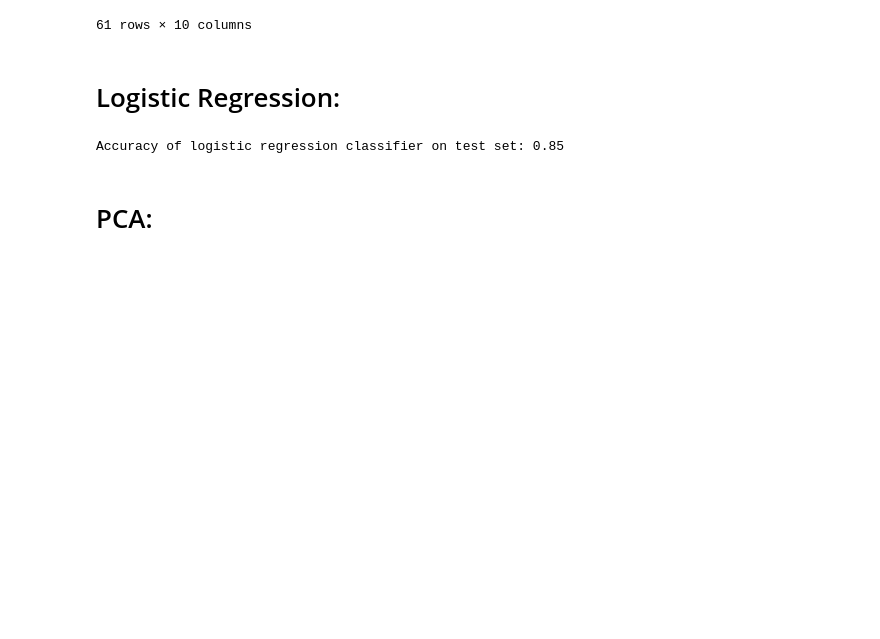
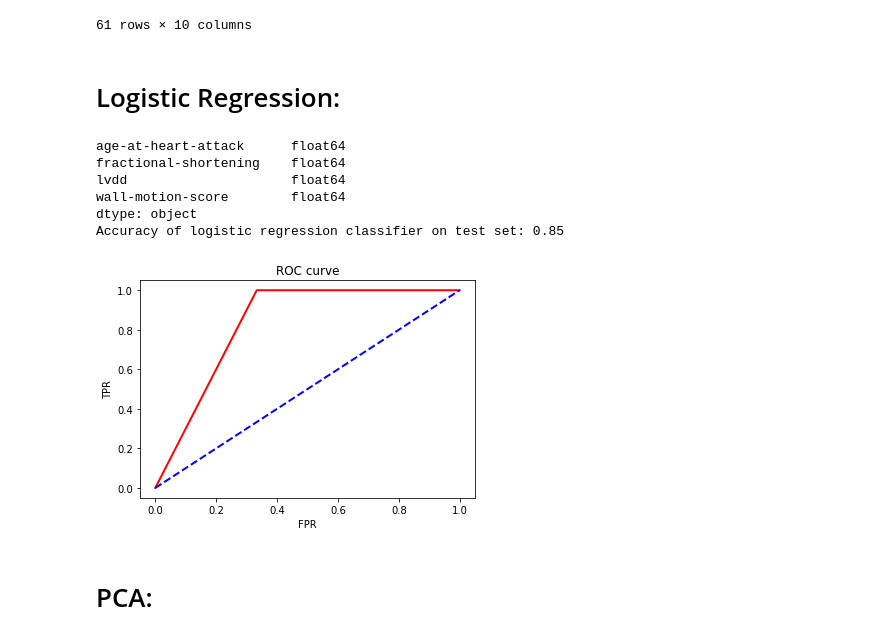
Before and after one commit to dart153/BENG-134, a Jupyter notebook: BENG 134 Final Project.ipynb, the cells around one changed output. Drawn from its saved outputs; the diff is of its cells as text; code cells hidden in the pictures; blank space fills up the shorter version.

Commit message:
added the roc curve

```diff
--- a/BENG 134 Final Project.ipynb
+++ b/BENG 134 Final Project.ipynb
@@ -90,21 +93,44 @@ table
 # %%
 # Output Column (Can we predict if the patient is alive after 1 year?)
 y = table[['still-alive']]
 #Factors used to predict the output
 x = table[['age-at-heart-attack','fractional-shortening','lvdd','wall-motion-score']]
 
 xtrain, xtest = train_test_split(x, test_size=0.2, random_state = 1)
 ytrain, ytest = train_test_split(y, test_size=0.2, random_state = 1)
 
+print(xtrain.dtypes)
+
 from sklearn.linear_model import LogisticRegression
 from sklearn import metrics
 logreg = LogisticRegression()
 logreg.fit(xtrain,ytrain.values.ravel())
 
 ypred = logreg.predict(xtest)
 print('Accuracy of logistic regression classifier on test set: {:.2f}'.format(logreg.score(xtest,ytest)) )
+
+
+#ROC
+from sklearn.metrics import confusion_matrix, roc_curve, roc_auc_score
+fpr, tpr,_=roc_curve(logreg.predict(xtrain),ytrain,drop_intermediate=False)
+plt.figure()
+plt.plot(fpr, tpr, color='red',
+ lw=2, label='ROC curve')
+##Random FPR and TPR
+plt.plot([0, 1], [0, 1], color='blue', lw=2, linestyle='--')
+##Title and label
+plt.xlabel('FPR')
+plt.ylabel('TPR')
+plt.title('ROC curve')
+plt.show()
 # %% [output]
+age-at-heart-attack      float64
+fractional-shortening    float64
+lvdd                     float64
+wall-motion-score        float64
+dtype: object
 Accuracy of logistic regression classifier on test set: 0.85
+[figure, added]
 # %% [markdown]
 # PCA:
 # %%
```
Also changed, not shown: parts of 1 cell of this notebook.
